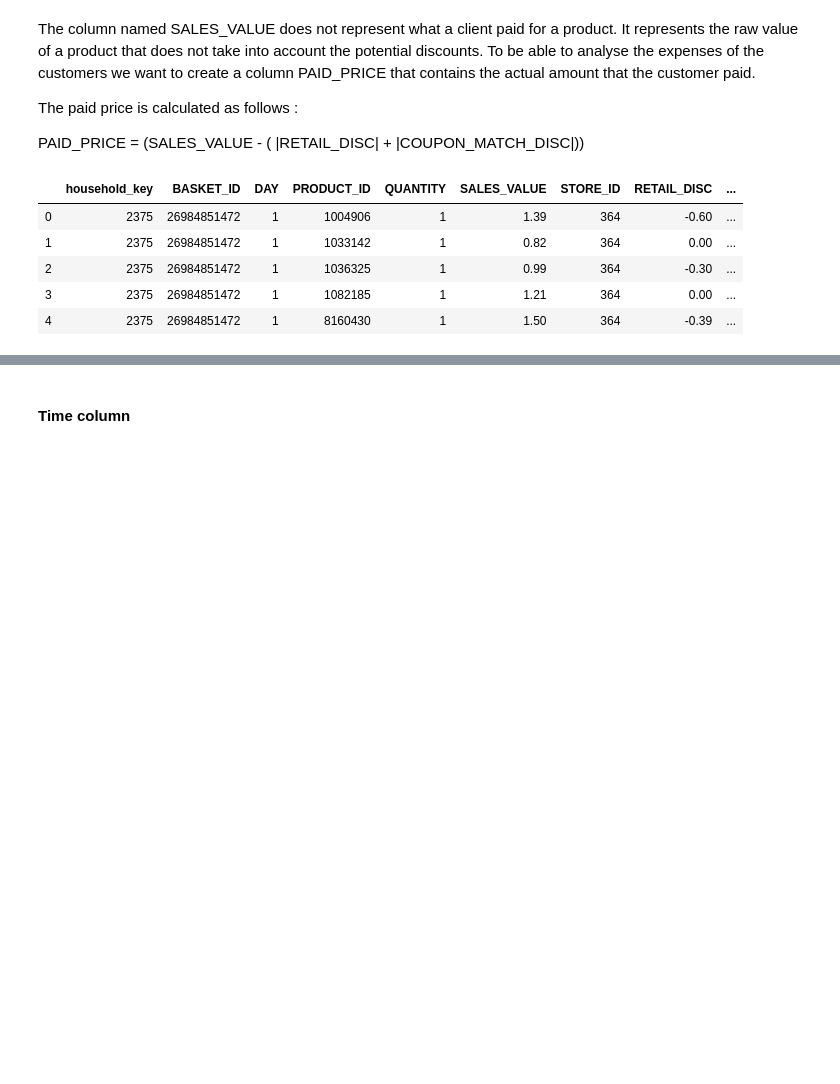
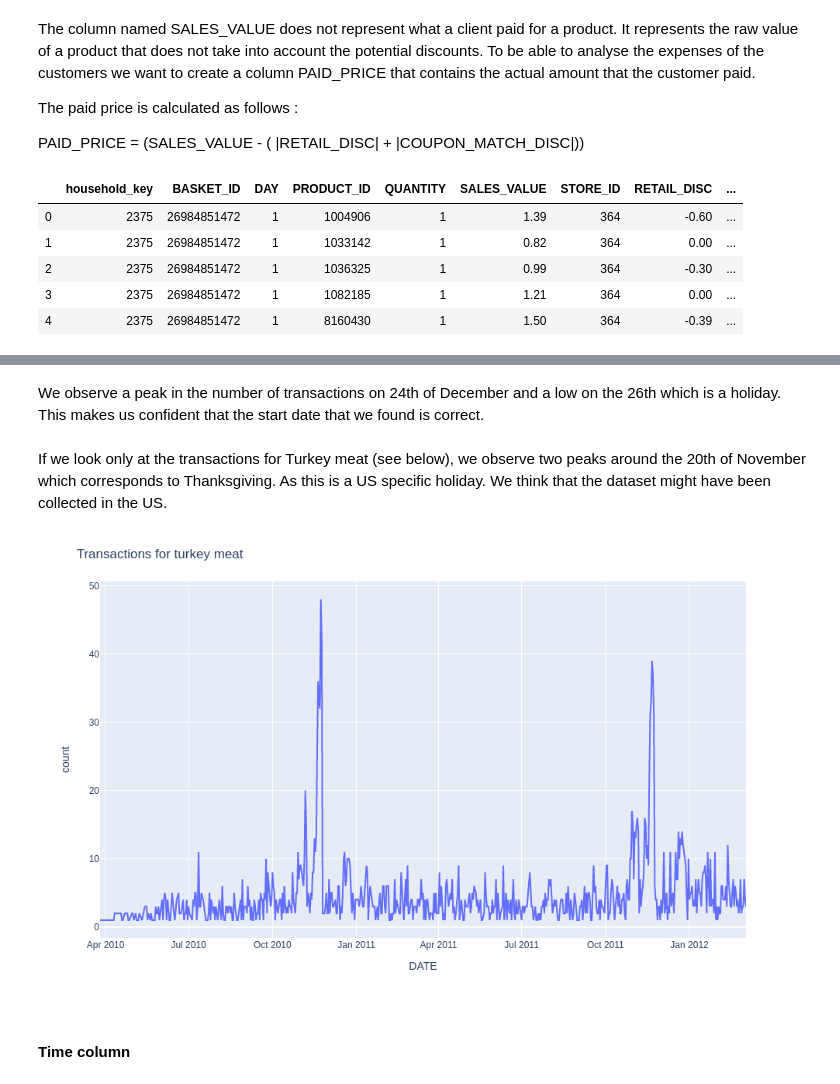
Before and after one commit to BenjaminEngelman/ADA-Project, a Jupyter notebook: main-david.ipynb, the cells around one changed output, grey strips where cells are left out. Drawn from its saved outputs; the diff is of its cells as text; code cells hidden in the pictures; blank space fills up the shorter version.

```diff
--- a/main-david.ipynb
+++ b/main-david.ipynb
@@ -332,3 +328,18 @@ fig.show()
+# %% [markdown]
+We observe a peak in the number of transactions on 24th of December and a low on the 26th which is a holiday. This makes us confident that  the start date that we found is correct.
+# %% [markdown]
+If we look only at the transactions for Turkey meat (see below), we observe two peaks around the 20th of November which corresponds to Thanksgiving. As this is a US specific holiday. We think that the dataset might have been collected in the US.
+# %%
+# Get turkey transactions
+df_turkey_meat = df_meat_products[df_meat_products.COMMODITY_DESC.str.contains("TURKEY")]
+df_turkey_meat_transactions = pd.merge(df_turkey_meat, df_transactions, on="PRODUCT_ID", how="inner")
+trans_per_day_turkey = df_turkey_meat_transactions.groupby("DATE")["household_key"].count().reset_index(name="count").reset_index()
+# Plot
+fig = px.line(trans_per_day_turkey, x='DATE', y='count')
+fig.update_layout(title="Transactions for turkey meat")
+fig.show()
+# %% [output]
+[figure, added]
 # %% [markdown]
 #### Time column
 # %%
```
Also changed, not shown: parts of 5 cells of this notebook, 1 other file.
